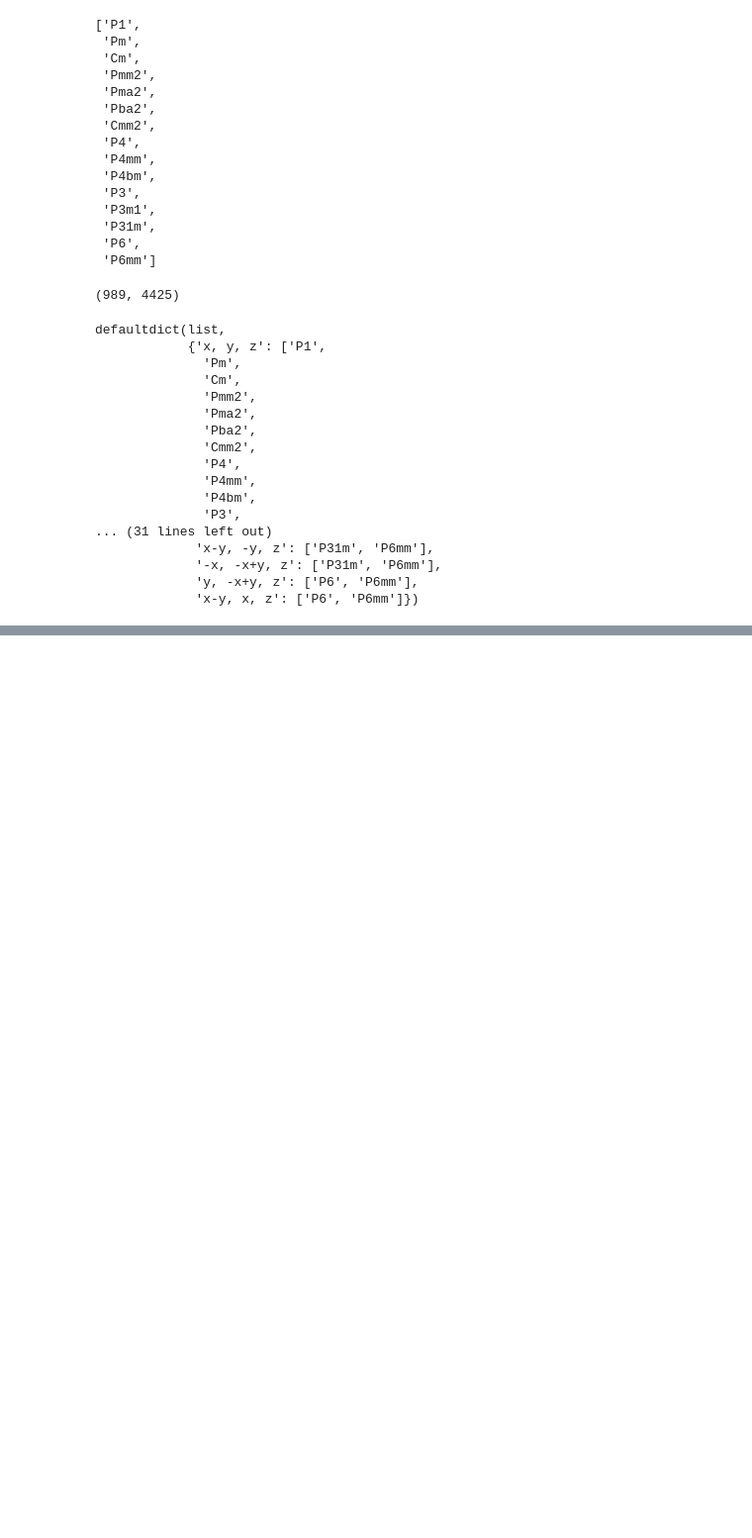
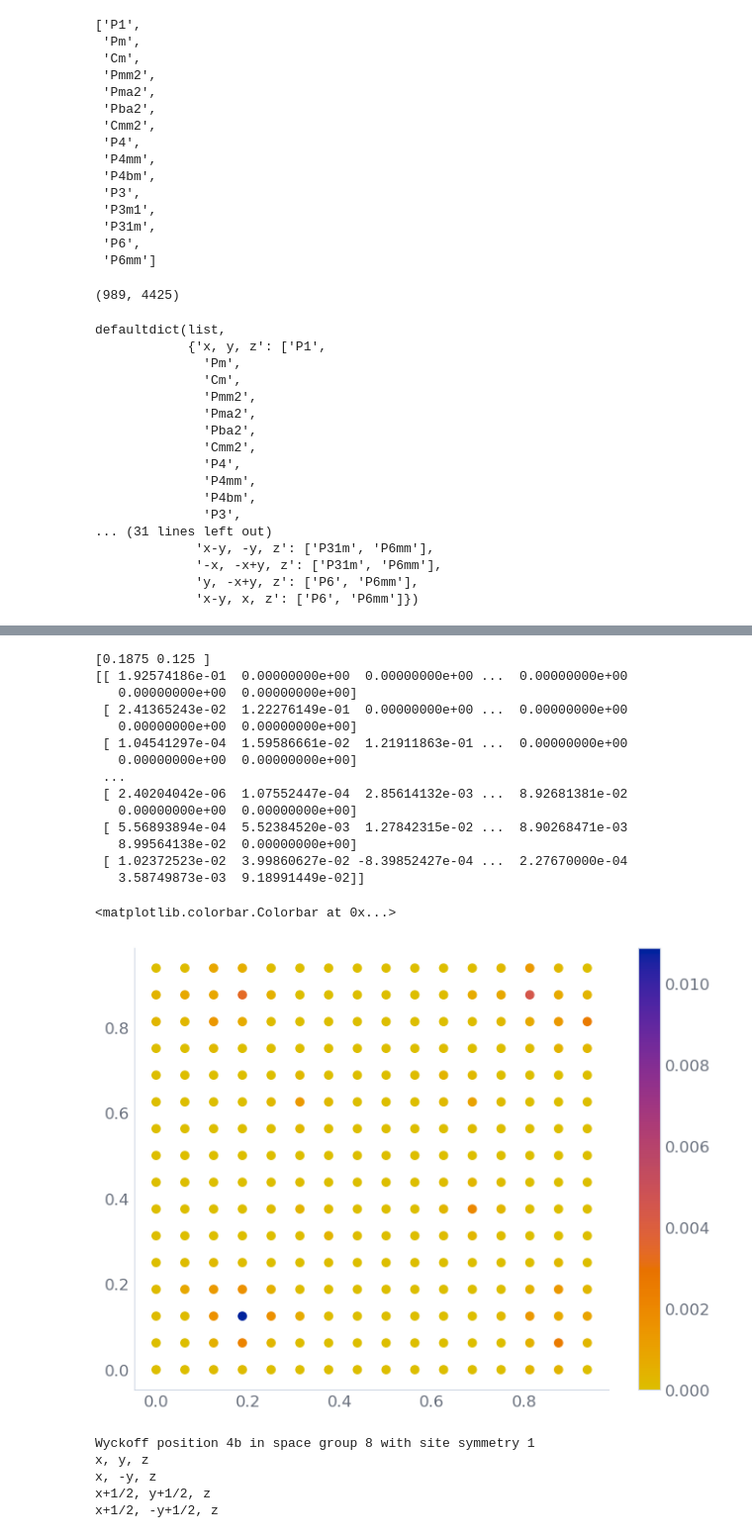
Before and after one commit to nicholas-miklaucic/avid, a Jupyter notebook: notebooks/kernel.ipynb, the cells around one changed output, grey strips where cells are left out. Shown: that part at 99% size. Drawn from its saved outputs; the diff is of its cells as text; code cells hidden in the pictures; blank space fills up the shorter version.

```diff
--- a/notebooks/kernel.ipynb
+++ b/notebooks/kernel.ipynb
@@ -45,7 +46,7 @@ total = 0
 for sg in map(Group, range(1, 231)):
     for op in sg.Wyckoff_positions[0].ops:
         total += 1
-        all_wps[op.as_xyz_string()].append(sg.symbol)
+        all_wps[op.as_xyz_str()].append(sg.symbol)
 
 len(all_wps), total
 # %% [output]
@@ -57,7 +58,7 @@ wps = defaultdict(list)
 
 for pg in plane_groups:
     for op in pg.Wyckoff_positions[0].ops:
-        wps[op.as_xyz_string()].append(pg.symbol)
+        wps[op.as_xyz_str()].append(pg.symbol)
 
 wps
 # %% [output]
@@ -80,7 +81,7 @@ defaultdict(list,
              'x-y, x, z': ['P6', 'P6mm']})
 # %%
 wp_names = sorted(wps.keys(), key=lambda x: -len(wps[x]))
-wp_m = [SymmOp.from_xyz_string(name).affine_matrix[:2, [0, 1, 3]] for name in wp_names]
+wp_m = [SymmOp.from_xyz_str(name).affine_matrix[:2, [0, 1, 3]] for name in wp_names]
 wp_m = jnp.array(wp_m)
 
 wp_w = np.zeros((len(plane_groups), len(wp_names)))
@@ -176,0 +183,41 @@ Object `gram` not found.
+# %%
+ngrid = 16
+step = (ngrid + 1) * 1j
+xy = jnp.mgrid[0:1:step, 0:1:step][:, :-1, :-1].reshape(2, -1).T
+
+ni = 50
+print(xy[ni])
+
+kernel = GroupKernel()
+
+gram = GroupKernel().gram(xy).to_dense()
+
+print(jnp.linalg.cholesky(gram) + 1e-2 * jnp.eye(gram.shape[0]))
+mat = gram[ni]
+plt.scatter(xy[:, 0], xy[:, 1], c=mat)
+plt.colorbar()
+# %% [output]
+[0.1875 0.125 ]
+[[ 1.92574186e-01  0.00000000e+00  0.00000000e+00 ...  0.00000000e+00
+   0.00000000e+00  0.00000000e+00]
+ [ 2.41365243e-02  1.22276149e-01  0.00000000e+00 ...  0.00000000e+00
+   0.00000000e+00  0.00000000e+00]
+ [ 1.04541297e-04  1.59586661e-02  1.21911863e-01 ...  0.00000000e+00
+   0.00000000e+00  0.00000000e+00]
+ ...
+ [ 2.40204042e-06  1.07552447e-04  2.85614132e-03 ...  8.92681381e-02
+   0.00000000e+00  0.00000000e+00]
+ [ 5.56893894e-04  5.52384520e-03  1.27842315e-02 ...  8.90268471e-03
+   8.99564138e-02  0.00000000e+00]
+ [ 1.02372523e-02  3.99860627e-02 -8.39852427e-04 ...  2.27670000e-04
+   3.58749873e-03  9.18991449e-02]]
+<matplotlib.colorbar.Colorbar at 0x...>
+[figure, added]
+# %%
+Group('Cm').Wyckoff_positions[0]
+# %% [output]
+Wyckoff position 4b in space group 8 with site symmetry 1
+x, y, z
+x, -y, z
+x+1/2, y+1/2, z
+x+1/2, -y+1/2, z
```
Also changed, not shown: parts of 13 cells of this notebook, 8 other files.
